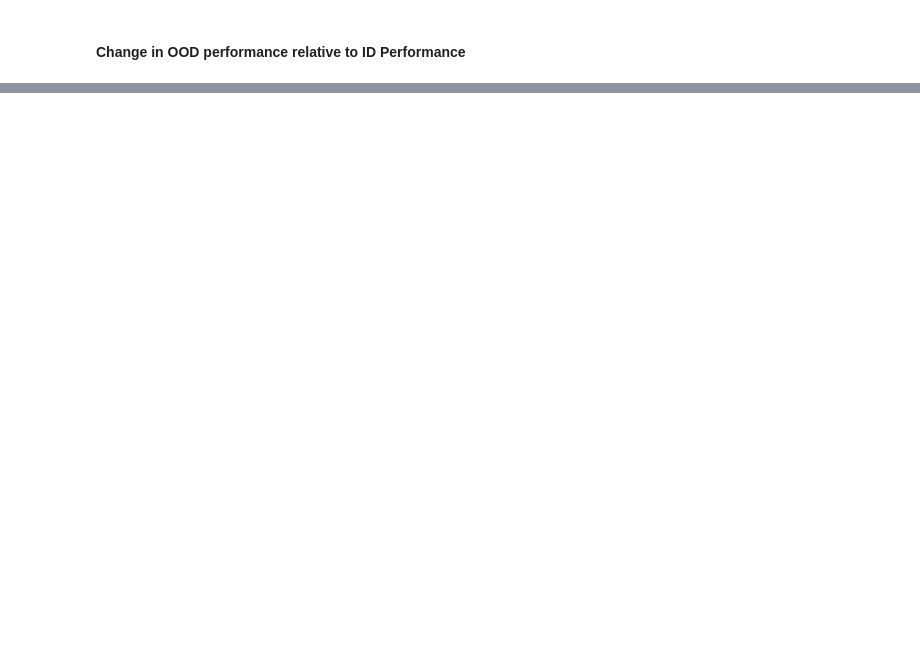
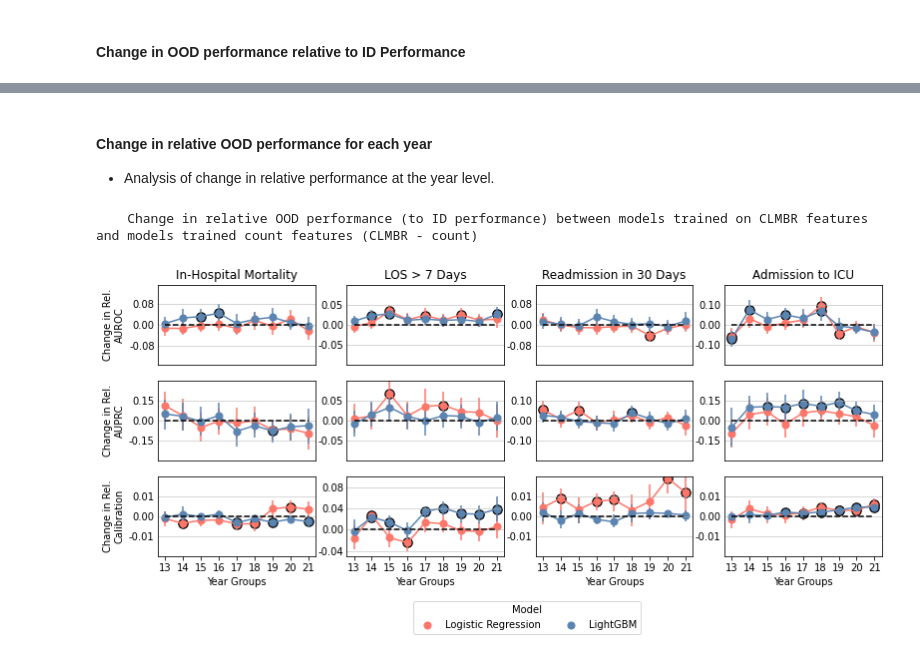
Before and after one commit to som-shahlab/temp_ds_shift_robustness, a Jupyter notebook: clmbr/experiments/clmbr/notebooks/0_09-12.ipynb, the cells around one changed output, grey strips where cells are left out. Drawn from its saved outputs; the diff is of its cells as text; code cells hidden in the pictures; blank space fills up the shorter version.

```diff
--- a/clmbr/experiments/clmbr/notebooks/0_09-12.ipynb
+++ b/clmbr/experiments/clmbr/notebooks/0_09-12.ipynb
@@ -133,0 +154,46 @@ FileNotFoundError: [Errno 2] No such file or directory: '/local-scratch/nigam/pr
+# %% [markdown]
+#### Change in relative OOD performance for each year
+- Analysis of change in relative performance at the year level.
+# %%
+y_axis = {
+    'auc':{
+        'hospital_mortality':[-0.15, 0.15],
+        'LOS_7':[-0.1, 0.1],
+        'readmission_30':[-0.15, 0.15],
+        'icu_admission':[-0.2, 0.2],
+        'label':'AUROC'
+    },
+    'auprc':{
+        'hospital_mortality':[-0.3, 0.3],
+        'LOS_7':[-0.1, 0.1],
+        'readmission_30':[-0.2, 0.2],
+        'icu_admission':[-0.3, 0.3],
+        'label':'AUPRC'
+    },
+    'ace_abs_logistic_logit':{
+        'hospital_mortality':[-0.02, 0.02],
+        'LOS_7':[-0.05, 0.1],
+        'readmission_30':[-0.02, 0.02],
+        'icu_admission':[-0.02, 0.02],
+        'label':'Calibration'
+    },
+}
+
+print("\
+    Change in relative OOD performance (to ID performance) between models trained on \
+CLMBR features and models trained count features (CLMBR - count)\
+")
+
+plot_change_rel_ood_perf(
+    artifacts_fpath=artifacts_fpath,
+    tasks=tasks,
+    metrics=metrics,
+    models=models,
+    y_axis=y_axis,
+    figsize=(13,5),
+    legend_bbox_to_anchor=(-0.5,-0.5),
+    plot_significance=True
+)
+# %% [output]
+    Change in relative OOD performance (to ID performance) between models trained on CLMBR features and models trained count features (CLMBR - count)
+[figure, added]
```
Also changed, not shown: parts of 8 cells of this notebook, 3 other files.
